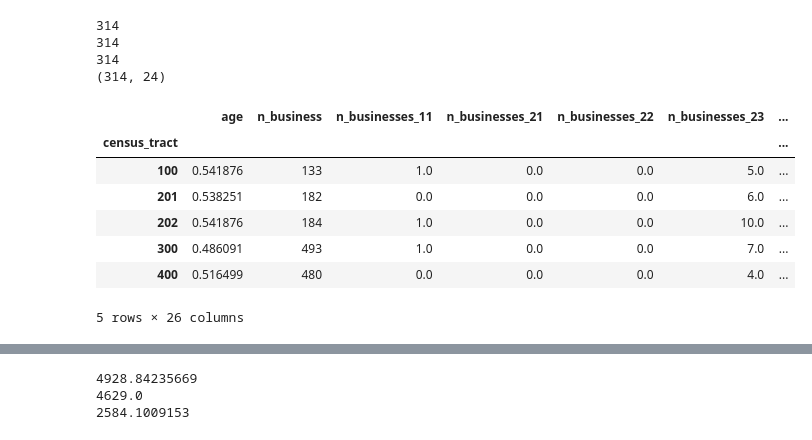
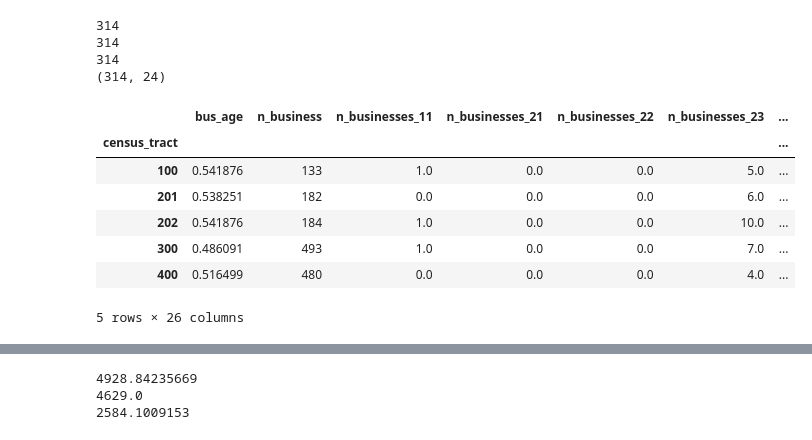
Before and after one commit to jmsilverman/insight_project, a Jupyter notebook: build_features_labels2.ipynb, the cells around one changed output, grey strips where cells are left out. Drawn from its saved outputs; the diff is of its cells as text; code cells hidden in the pictures.

```diff
--- a/build_features_labels2.ipynb
+++ b/build_features_labels2.ipynb
@@ -158,34 +163,34 @@ print counts_matrix.shape
 (314, 24)
 # %%
 # combine feaures from business info into a dataframe
-bus_features = pd.DataFrame({'age': median_days_open_scaled, 'n_business':n_bus_all, \
+bus_features = pd.DataFrame({'bus_age': median_days_open_scaled, 'n_business':n_bus_all, \
                              'n_businesses_'+str(codes[0]): counts_matrix[:,0], \
                              'n_businesses_'+str(codes[1]): counts_matrix[:,1], \
                              'n_businesses_'+str(codes[2]): counts_matrix[:,2], \
                              'n_businesses_'+str(codes[3]): counts_matrix[:,3], \
                              'n_businesses_'+str(codes[4]): counts_matrix[:,4], \
                              'n_businesses_'+str(codes[5]): counts_matrix[:,5], \
                              'n_businesses_'+str(codes[6]): counts_matrix[:,6], \
                              'n_businesses_'+str(codes[7]): counts_matrix[:,7], \
                              'n_businesses_'+str(codes[8]): counts_matrix[:,8], \
                              'n_businesses_'+str(codes[9]): counts_matrix[:,9], \
                              'n_businesses_'+str(codes[10]): counts_matrix[:,10], \
                              'n_businesses_'+str(codes[11]): counts_matrix[:,11], \
                              'n_businesses_'+str(codes[12]): counts_matrix[:,12], \
                              'n_businesses_'+str(codes[13]): counts_matrix[:,13], \
                              'n_businesses_'+str(codes[14]): counts_matrix[:,14], \
                              'n_businesses_'+str(codes[15]): counts_matrix[:,15], \
                              'n_businesses_'+str(codes[16]): counts_matrix[:,16], \
                              'n_businesses_'+str(codes[17]): counts_matrix[:,17], \
                              'n_businesses_'+str(codes[18]): counts_matrix[:,18], \
                              'n_businesses_'+str(codes[19]): counts_matrix[:,19], \
                              'n_businesses_'+str(codes[20]): counts_matrix[:,20], \
                              'n_businesses_'+str(codes[21]): counts_matrix[:,21], \
                              'n_businesses_'+str(codes[22]): counts_matrix[:,22], \
                              'n_businesses_'+str(codes[23]): counts_matrix[:,23],}, index=tracts)
 bus_features[:5]
 # %% [output]
-|  | age | n_business | n_businesses_11 | n_businesses_21 | n_businesses_22 | n_businesses_23 | ... |
+|  | bus_age | n_business | n_businesses_11 | n_businesses_21 | n_businesses_22 | n_businesses_23 | ... |
 | census_tract |  |  |  |  |  |  | ... |
 | 100 | 0.541876 | 133 | 1.0 | 0.0 | 0.0 | 5.0 | ... |
 | 201 | 0.538251 | 182 | 0.0 | 0.0 | 0.0 | 6.0 | ... |
```
Also changed, not shown: parts of 9 cells of this notebook.
